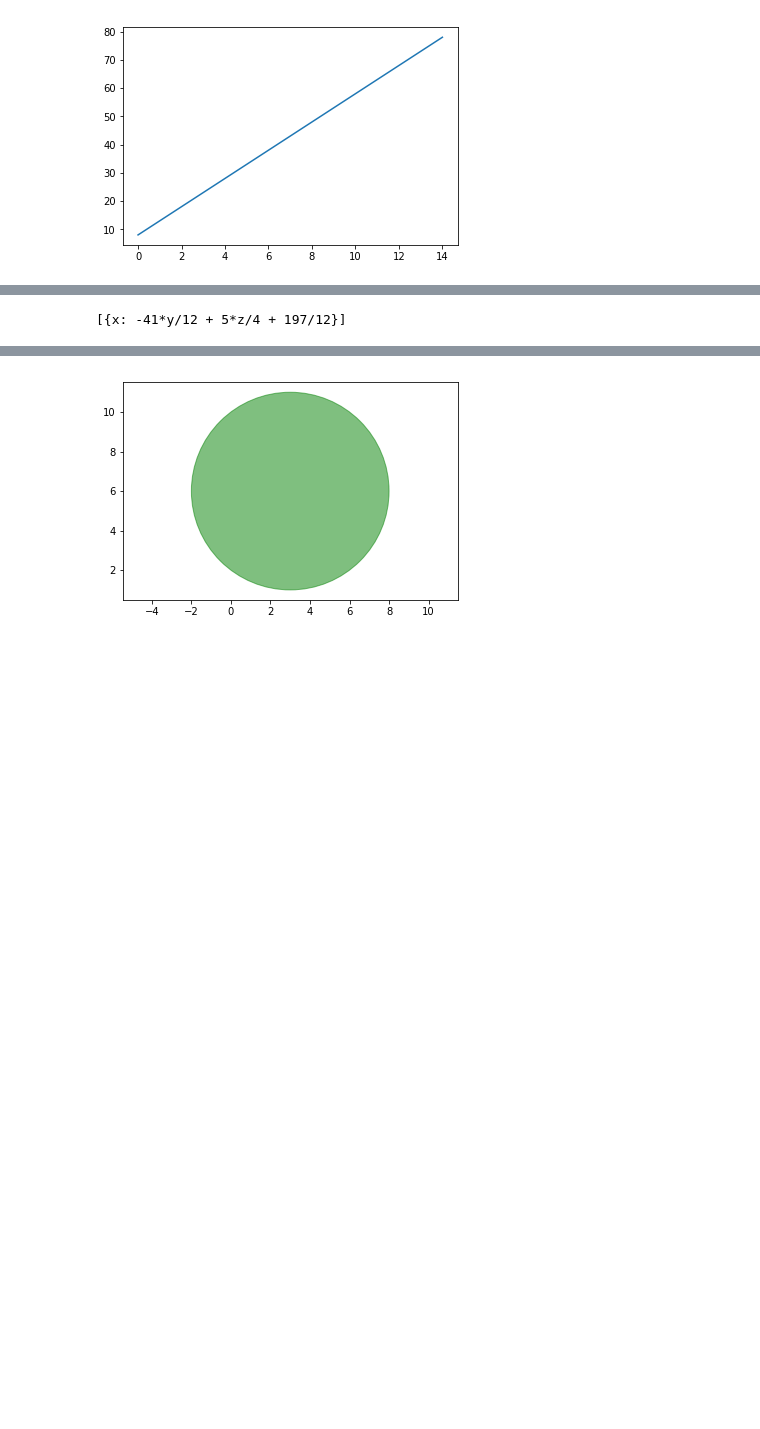
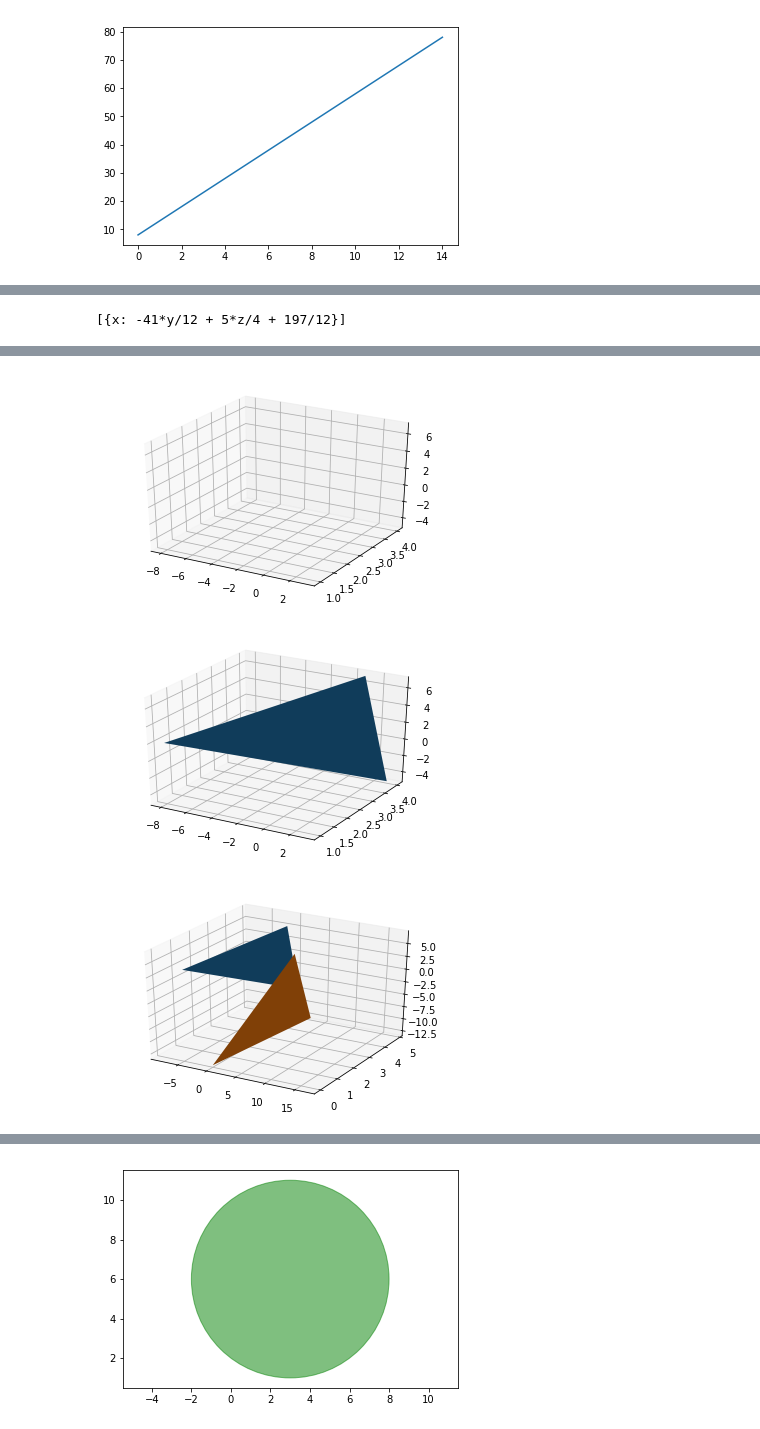
Before and after one commit to sarimk80/Math-in-Minutes, a Jupyter notebook: jupyter/chapter 4/Algebra.ipynb, the cells around one changed output, grey strips where cells are left out. Cells and saved outputs as stored; diff of their text form; code cells hidden in the pictures; blank space fills up the shorter version.

```diff
--- a/jupyter/chapter 4/Algebra.ipynb
+++ b/jupyter/chapter 4/Algebra.ipynb
@@ -144,8 +161,13 @@ py.iplot(data,filename='parabola_line') # py.iplot take data variable as input
 # %%
 from sympy import *
-import plotly.plotly as py #Import plotly as py
-import plotly.graph_objs as go #Import plotly graph as g0
-from plotly.offline import download_plotlyjs, init_notebook_mode, plot, iplot #So we can use plotly library offline
+
+#import plotly.plotly as py #Import plotly as py
+#import plotly.graph_objs as go #Import plotly graph as g0
+#from plotly.offline import download_plotlyjs, init_notebook_mode, plot, iplot #So we can use plotly library offline
+
+import matplotlib.pyplot as plt
+import matplotlib as mpl
+from mpl_toolkits.mplot3d import Axes3D
 
 x = Symbol('x') # Initializing Symbol x
 y = Symbol('y') # Initializing Symbol y
@@ -214,7 +236,7 @@ z_axis=[0 , 0 , float(z_intercept[0])]
 
 
 
-trace1=go.Mesh3d(x = P,
+'''trace1=go.Mesh3d(x = P,
                 y = Q,
                 z = R,
                 color='yellow')
@@ -229,5 +251,18 @@ trace2=go.Mesh3d(x = x_axis,
 data=[trace1,trace2] # Storing the data from trace in data variable
 
 py.iplot(data,filename='Plane') # py.iplot take data variable as input
+'''
+fig = plt.figure()
+ax = fig.gca(projection='3d')
+ax1=fig.gca(projection='3d')
+
+ax.plot_trisurf(P, Q, R,linewidth=0.2, antialiased=True)
+#ax.legend()
+
+
+ax1.plot_trisurf(x_axis,y_axis,z_axis, linewidth=0.2, antialiased=True)
+#ax1.legend()
+
+plt.show()
 # %% [output]
 [{x: -41*y/12 + 5*z/4 + 197/12}]
@@ -235,2 +269,5 @@ py.iplot(data,filename='Plane') # py.iplot take data variable as input
+[figure, added]
+[figure, added]
+[figure, added]
 # %% [markdown]
 ## Equation of Circle #
```
Also changed, not shown: parts of 14 cells of this notebook, 9 other files.
